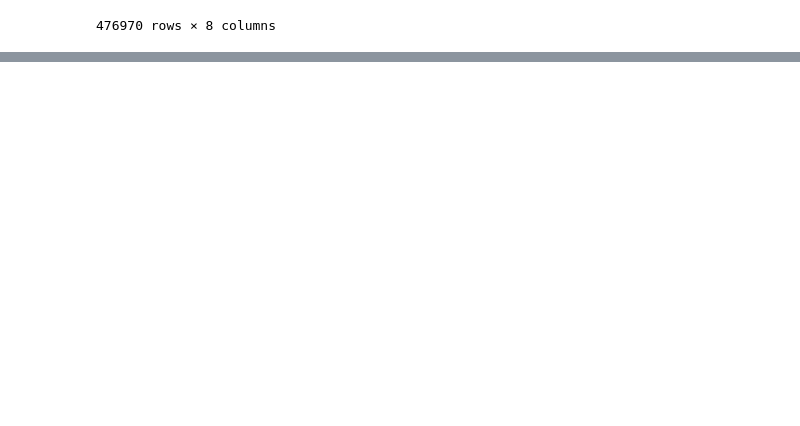
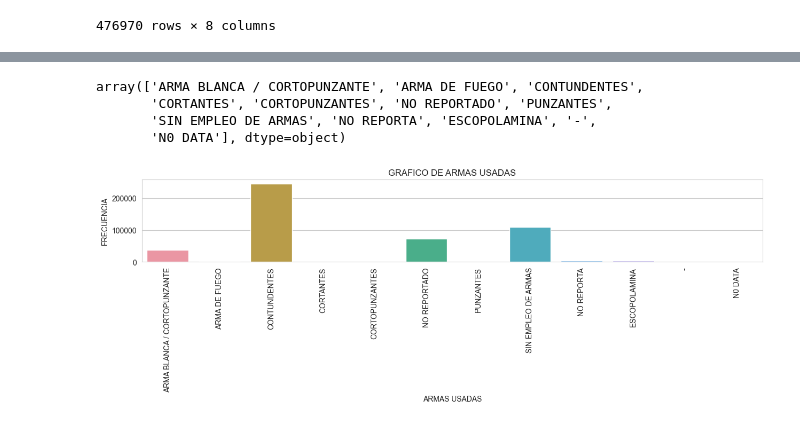
Before and after one commit to Hotcer/ProyectoEDA, a Jupyter notebook: P_violencia.ipynb, the cells around one changed output, grey strips where cells are left out. Saved outputs shown, nothing was run; the diff lists cells and outputs as text; code cells hidden in the pictures; blank space fills up the shorter version.

```diff
--- a/P_violencia.ipynb
+++ b/P_violencia.ipynb
@@ -103,0 +103,4 @@ plt.show()
+# %%
+df_copia2 = df_copia.copy()
+df_copia2 = df_copia2.drop(['FECHA HECHO', 'CODIGO DANE'], axis=1)
+df_copia2.head()
@@ -103,0 +114,17 @@ plt.show()
+# %%
+df_copia2['ARMAS MEDIOS'].unique()
+# %% [output]
+array(['ARMA BLANCA / CORTOPUNZANTE', 'ARMA DE FUEGO', 'CONTUNDENTES',
+       'CORTANTES', 'CORTOPUNZANTES', 'NO REPORTADO', 'PUNZANTES',
+       'SIN EMPLEO DE ARMAS', 'NO REPORTA', 'ESCOPOLAMINA', '-',
+       'N0 DATA'], dtype=object)
+# %%
+plt.figure(figsize=(15, 2))
+sns.countplot(x=df_copia2['ARMAS MEDIOS'])
+plt.xticks(rotation=90)
+plt.xlabel('ARMAS USADAS')
+plt.ylabel('FRECUENCIA')
+plt.title('GRAFICO DE ARMAS USADAS')
+plt.show()
+# %% [output]
+[figure, added]
```
Also changed, not shown: parts of 4 cells of this notebook.
